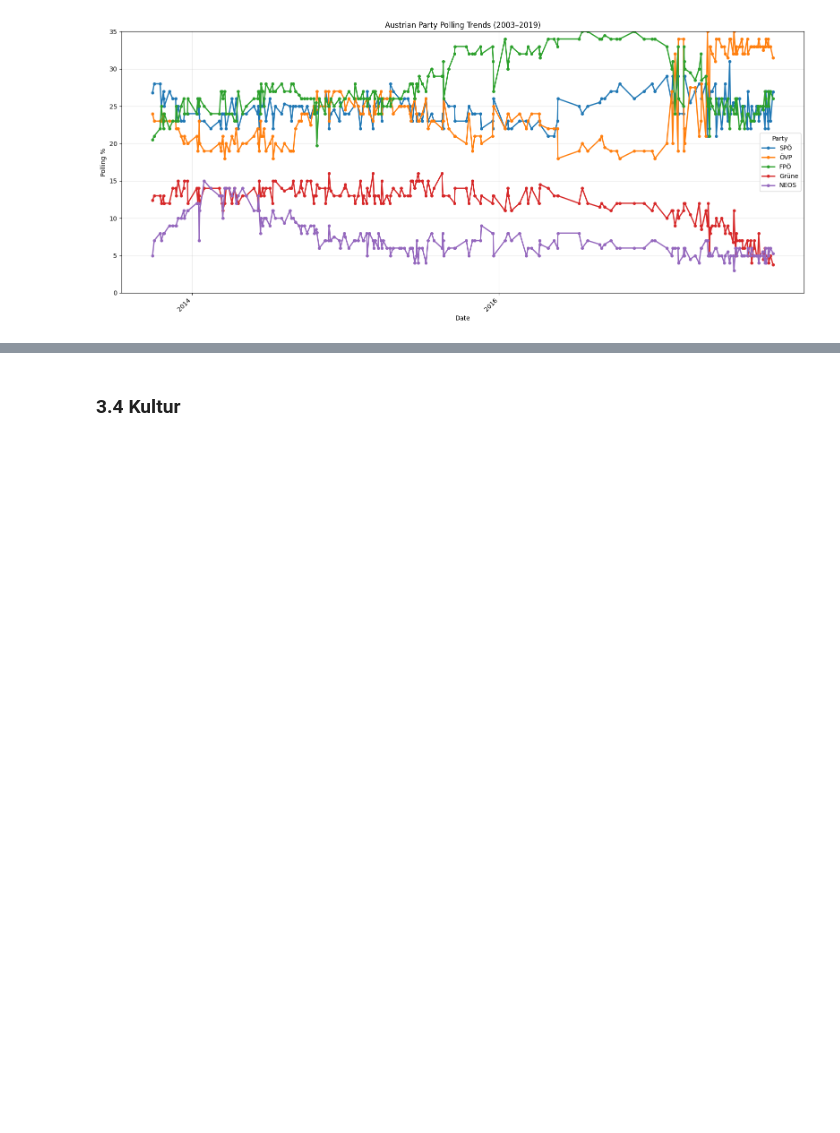
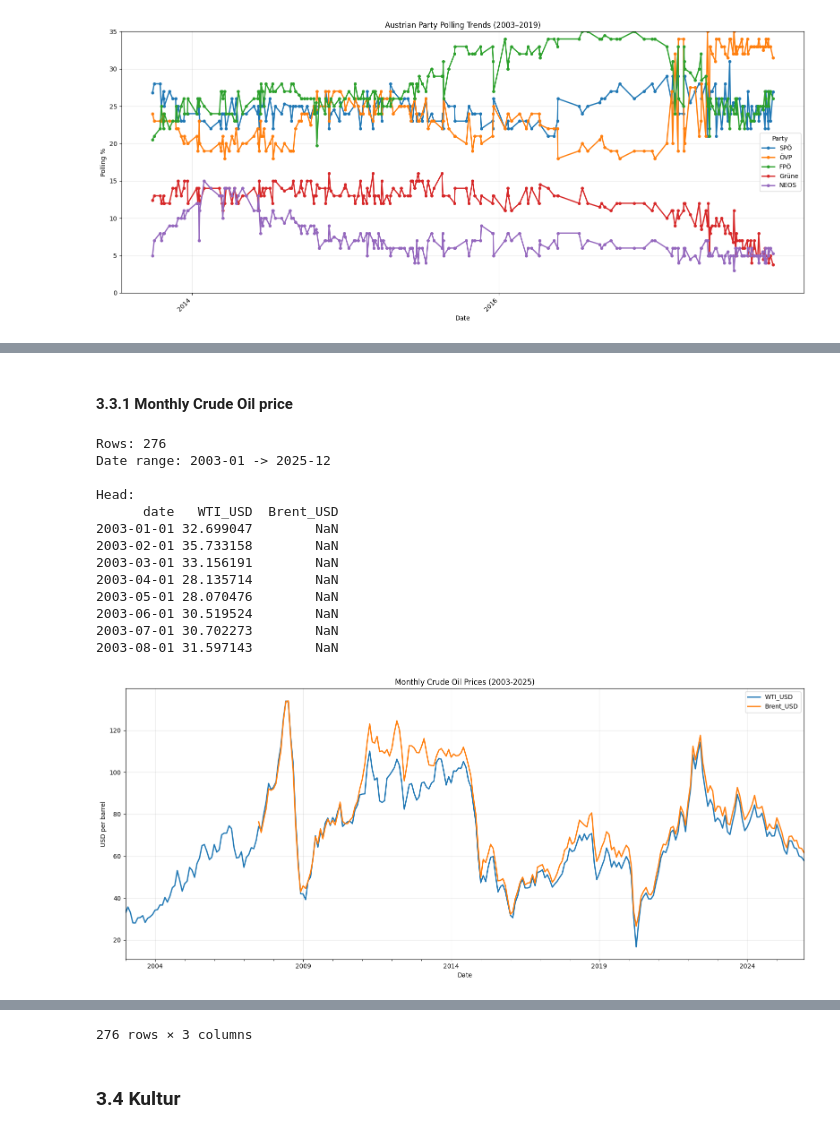
Before and after one commit to DataandAIReseach/LabelFusion, a Jupyter notebook: Dataset_Descriptives/10kGNAD .ipynb, the cells around one changed output, grey strips where cells are left out. Cells and saved outputs as stored; diff of their text form; code cells hidden in the pictures; blank space fills up the shorter version.

```diff
--- a/Dataset_Descriptives/10kGNAD .ipynb
+++ b/Dataset_Descriptives/10kGNAD .ipynb
@@ -779,0 +677,78 @@ SystemExit: 1
+# %% [markdown]
+#### 3.3.1 Monthly Crude Oil price
+# %%
+import yfinance as yf
+import pandas as pd
+import matplotlib.pyplot as plt
+
+# Monthly crude oil prices (USD) from Yahoo Finance futures symbols.
+# CL=F: WTI Crude, BZ=F: Brent Crude
+START = "2003-01-01"
+END = "2025-12-31"
+TICKERS = {
+    "WTI": "CL=F",
+    "Brent": "BZ=F",
+}
+
+series = {}
+for name, ticker in TICKERS.items():
+    px = yf.download(
+        ticker,
+        start=START,
+        end="2026-01-01",  # end is exclusive
+        auto_adjust=False,
+        progress=False,
+    )["Close"]
+
+    if px.empty:
+        raise RuntimeError(f"No data returned for {ticker}")
+
+    monthly = px.resample("MS").mean()
+    series[name] = monthly
+
+crude_monthly = pd.concat(series, axis=1).reset_index()
+crude_monthly.columns = ["date", "WTI_USD", "Brent_USD"]
+crude_monthly = crude_monthly[(crude_monthly["date"] >= START) & (crude_monthly["date"] <= END)].copy()
+
+# Save for reuse
+crude_monthly.to_csv("monthly_crude_oil_prices_2003_2025.csv", index=False)
+crude_monthly.to_excel("monthly_crude_oil_prices_2003_2025.xlsx", index=False)
+
+print(f"Rows: {len(crude_monthly)}")
+print(
+    f"Date range: {crude_monthly['date'].min().strftime('%Y-%m')} -> "
+    f"{crude_monthly['date'].max().strftime('%Y-%m')}"
+)
+print("\nHead:")
+print(crude_monthly.head(8).to_string(index=False))
+
+# Plot
+ax = crude_monthly.plot(
+    x="date",
+    y=["WTI_USD", "Brent_USD"],
+    figsize=(16, 7),
+    linewidth=2,
+)
+ax.set_title("Monthly Crude Oil Prices (2003-2025)")
+ax.set_xlabel("Date")
+ax.set_ylabel("USD per barrel")
+ax.grid(True, alpha=0.3)
+plt.tight_layout()
+plt.show()
+
+crude_monthly
+# %% [output]
+Rows: 276
+Date range: 2003-01 -> 2025-12
+
+Head:
+      date   WTI_USD  Brent_USD
+2003-01-01 32.699047        NaN
+2003-02-01 35.733158        NaN
+2003-03-01 33.156191        NaN
+2003-04-01 28.135714        NaN
+2003-05-01 28.070476        NaN
+2003-06-01 30.519524        NaN
+2003-07-01 30.702273        NaN
+2003-08-01 31.597143        NaN
+[figure, added]
@@ -780,3 +767,4 @@ SystemExit: 1
+276 rows × 3 columns
 # %% [markdown]
 ### 3.4 Kultur
 # %% [markdown]
```
Also changed, not shown: parts of 6 cells of this notebook.
